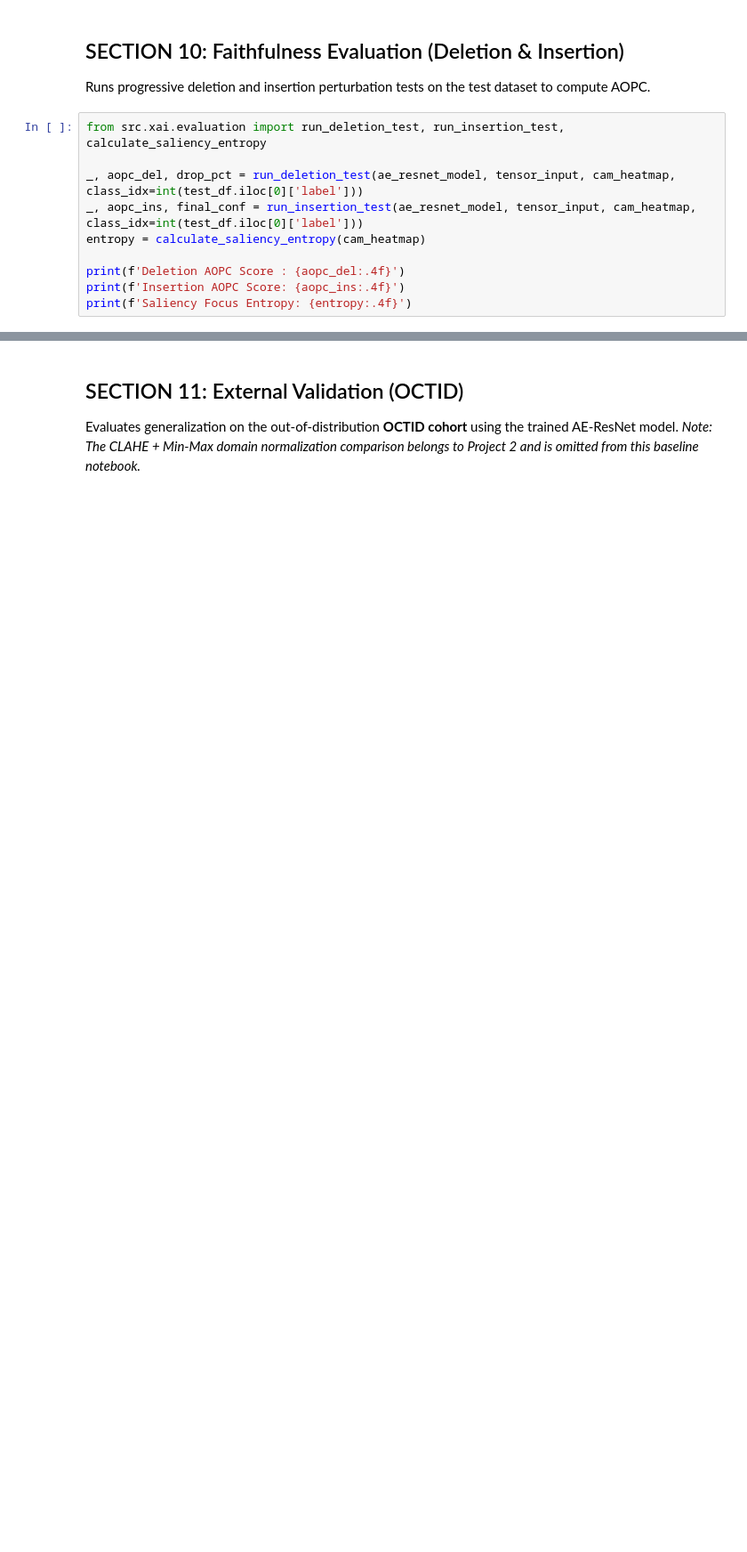
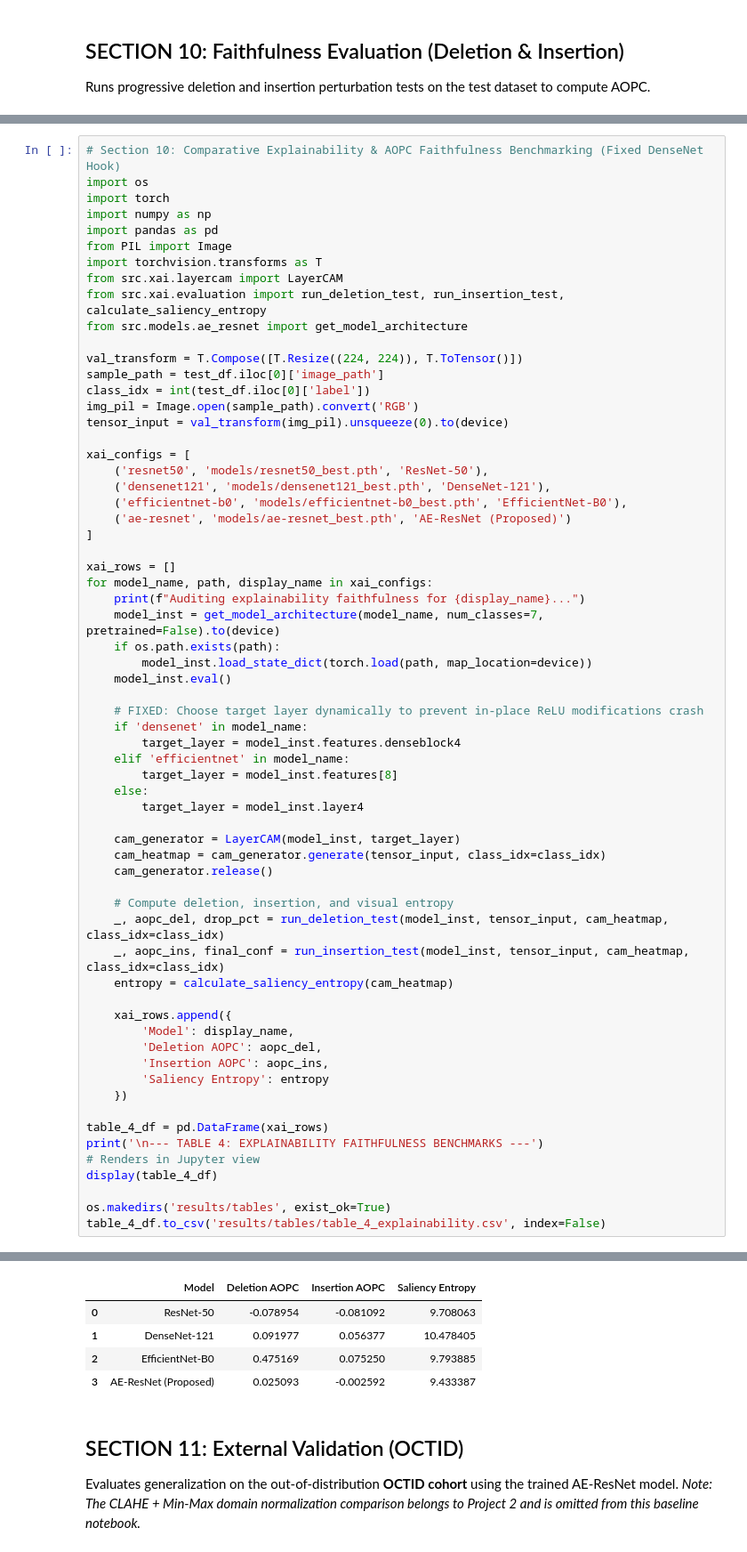
Before and after one commit to Gnanapravallika/retinal-oct-ae-resnet, a Jupyter notebook: AE_ResNet_Project.ipynb, the cells around one changed output, grey strips where cells are left out. Shown at 89% size. Drawn from its saved outputs; the diff is of its cells as text; blank space fills up the shorter version.

```diff
--- a/AE_ResNet_Project.ipynb
+++ b/AE_ResNet_Project.ipynb
@@ -572,13 +619,3 @@ plt.show()
 # %% [markdown]
 ## SECTION 10: Faithfulness Evaluation (Deletion & Insertion)
 Runs progressive deletion and insertion perturbation tests on the test dataset to compute AOPC.
-# %%
-from src.xai.evaluation import run_deletion_test, run_insertion_test, calculate_saliency_entropy
-
-_, aopc_del, drop_pct = run_deletion_test(ae_resnet_model, tensor_input, cam_heatmap, class_idx=int(test_df.iloc[0]['label']))
-_, aopc_ins, final_conf = run_insertion_test(ae_resnet_model, tensor_input, cam_heatmap, class_idx=int(test_df.iloc[0]['label']))
-entropy = calculate_saliency_entropy(cam_heatmap)
-
-print(f'Deletion AOPC Score : {aopc_del:.4f}')
-print(f'Insertion AOPC Score: {aopc_ins:.4f}')
-print(f'Saliency Focus Entropy: {entropy:.4f}')
@@ -588,0 +622,65 @@ Saliency Focus Entropy: 9.4757
+# %%
+# Section 10: Comparative Explainability & AOPC Faithfulness Benchmarking (Fixed DenseNet Hook)
+import os
+import torch
+import numpy as np
+import pandas as pd
+from PIL import Image
+import torchvision.transforms as T
+from src.xai.layercam import LayerCAM
+from src.xai.evaluation import run_deletion_test, run_insertion_test, calculate_saliency_entropy
+from src.models.ae_resnet import get_model_architecture
+
+val_transform = T.Compose([T.Resize((224, 224)), T.ToTensor()])
+sample_path = test_df.iloc[0]['image_path']
+class_idx = int(test_df.iloc[0]['label'])
+img_pil = Image.open(sample_path).convert('RGB')
+tensor_input = val_transform(img_pil).unsqueeze(0).to(device)
+
+xai_configs = [
+    ('resnet50', 'models/resnet50_best.pth', 'ResNet-50'),
+    ('densenet121', 'models/densenet121_best.pth', 'DenseNet-121'),
+    ('efficientnet-b0', 'models/efficientnet-b0_best.pth', 'EfficientNet-B0'),
+    ('ae-resnet', 'models/ae-resnet_best.pth', 'AE-ResNet (Proposed)')
+]
+
+xai_rows = []
+for model_name, path, display_name in xai_configs:
+    print(f"Auditing explainability faithfulness for {display_name}...")
+    model_inst = get_model_architecture(model_name, num_classes=7, pretrained=False).to(device)
+    if os.path.exists(path):
+        model_inst.load_state_dict(torch.load(path, map_location=device))
+    model_inst.eval()
+
+    # FIXED: Choose target layer dynamically to prevent in-place ReLU modifications crash
+    if 'densenet' in model_name:
+        target_layer = model_inst.features.denseblock4
+    elif 'efficientnet' in model_name:
+        target_layer = model_inst.features[8]
+    else:
+        target_layer = model_inst.layer4
+
+    cam_generator = LayerCAM(model_inst, target_layer)
+    cam_heatmap = cam_generator.generate(tensor_input, class_idx=class_idx)
+    cam_generator.release()
+
+    # Compute deletion, insertion, and visual entropy
+    _, aopc_del, drop_pct = run_deletion_test(model_inst, tensor_input, cam_heatmap, class_idx=class_idx)
+    _, aopc_ins, final_conf = run_insertion_test(model_inst, tensor_input, cam_heatmap, class_idx=class_idx)
+    entropy = calculate_saliency_entropy(cam_heatmap)
+
+    xai_rows.append({
+        'Model': display_name,
+        'Deletion AOPC': aopc_del,
+        'Insertion AOPC': aopc_ins,
+        'Saliency Entropy': entropy
+    })
+
+table_4_df = pd.DataFrame(xai_rows)
+print('\n--- TABLE 4: EXPLAINABILITY FAITHFULNESS BENCHMARKS ---')
+# Renders in Jupyter view
+display(table_4_df)
+
+os.makedirs('results/tables', exist_ok=True)
+table_4_df.to_csv('results/tables/table_4_explainability.csv', index=False)
+# %% [output]
@@ -589,3 +693,8 @@ Saliency Focus Entropy: 9.4757
+|  | Model | Deletion AOPC | Insertion AOPC | Saliency Entropy |
+| 0 | ResNet-50 | -0.078954 | -0.081092 | 9.708063 |
+| 1 | DenseNet-121 | 0.091977 | 0.056377 | 10.478405 |
+| 2 | EfficientNet-B0 | 0.475169 | 0.075250 | 9.793885 |
+| 3 | AE-ResNet (Proposed) | 0.025093 | -0.002592 | 9.433387 |
 # %% [markdown]
 ## SECTION 11: External Validation (OCTID)
 Evaluates generalization on the out-of-distribution **OCTID cohort** using the trained AE-ResNet model. *Note: The CLAHE + Min-Max domain normalization comparison belongs to Project 2 and is omitted from this baseline notebook.*
```
Also changed, not shown: parts of 21 cells of this notebook.
